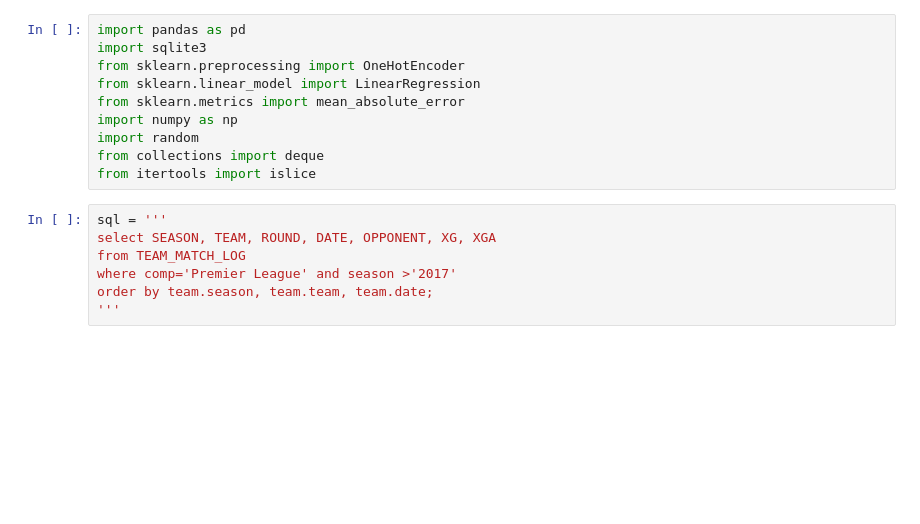
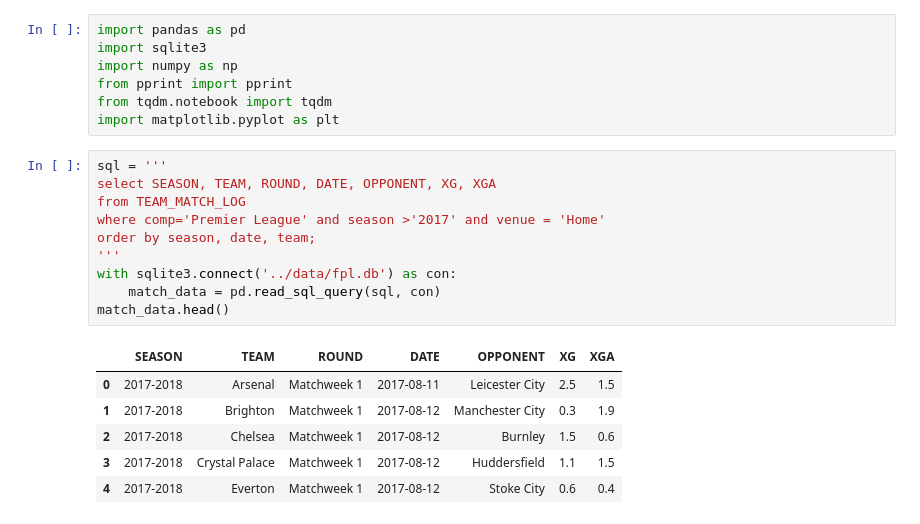
Before and after one commit to ongmk/FPL, a Jupyter notebook: model/model.ipynb, the cells around one changed output. Drawn from its saved outputs; the diff is of its cells as text; blank space fills up the shorter version.

```diff
--- a/model/model.ipynb
+++ b/model/model.ipynb
@@ -1,18 +1,25 @@
 # %%
 import pandas as pd
 import sqlite3
-from sklearn.preprocessing import OneHotEncoder
-from sklearn.linear_model import LinearRegression
-from sklearn.metrics import mean_absolute_error
 import numpy as np
-import random
-from collections import deque
-from itertools import islice
+from pprint import pprint
+from tqdm.notebook import tqdm
+import matplotlib.pyplot as plt
 # %%
 sql = '''
 select SEASON, TEAM, ROUND, DATE, OPPONENT, XG, XGA
 from TEAM_MATCH_LOG
-where comp='Premier League' and season >'2017'
-order by team.season, team.team, team.date;
+where comp='Premier League' and season >'2017' and venue = 'Home'
+order by season, date, team;
 '''
+with sqlite3.connect('../data/fpl.db') as con:
+    match_data = pd.read_sql_query(sql, con)
+match_data.head()
+# %% [output]
+|  | SEASON | TEAM | ROUND | DATE | OPPONENT | XG | XGA |
+| 0 | 2017-2018 | Arsenal | Matchweek 1 | 2017-08-11 | Leicester City | 2.5 | 1.5 |
+| 1 | 2017-2018 | Brighton | Matchweek 1 | 2017-08-12 | Manchester City | 0.3 | 1.9 |
+| 2 | 2017-2018 | Chelsea | Matchweek 1 | 2017-08-12 | Burnley | 1.5 | 0.6 |
+| 3 | 2017-2018 | Crystal Palace | Matchweek 1 | 2017-08-12 | Huddersfield | 1.1 | 1.5 |
+| 4 | 2017-2018 | Everton | Matchweek 1 | 2017-08-12 | Stoke City | 0.6 | 0.4 |
 # %%
```
Also changed, not shown: parts of 16 cells of this notebook.
